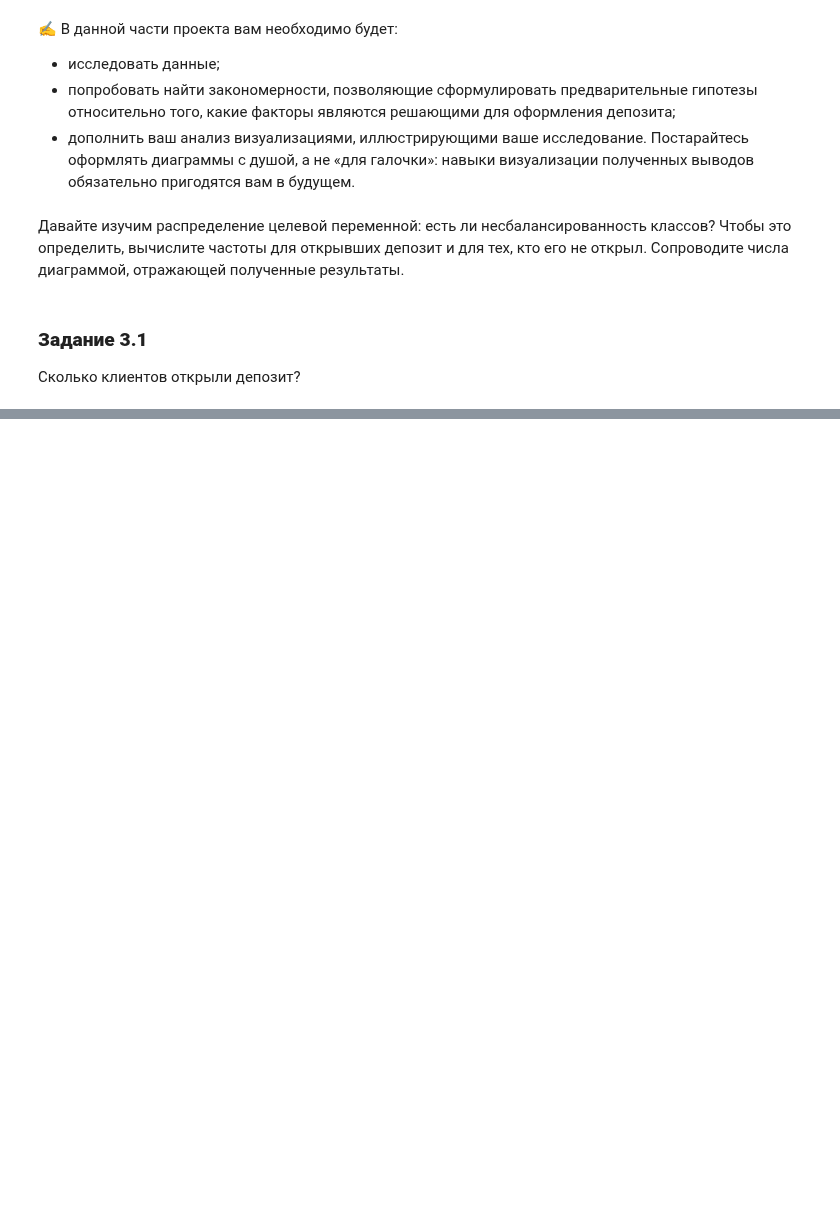
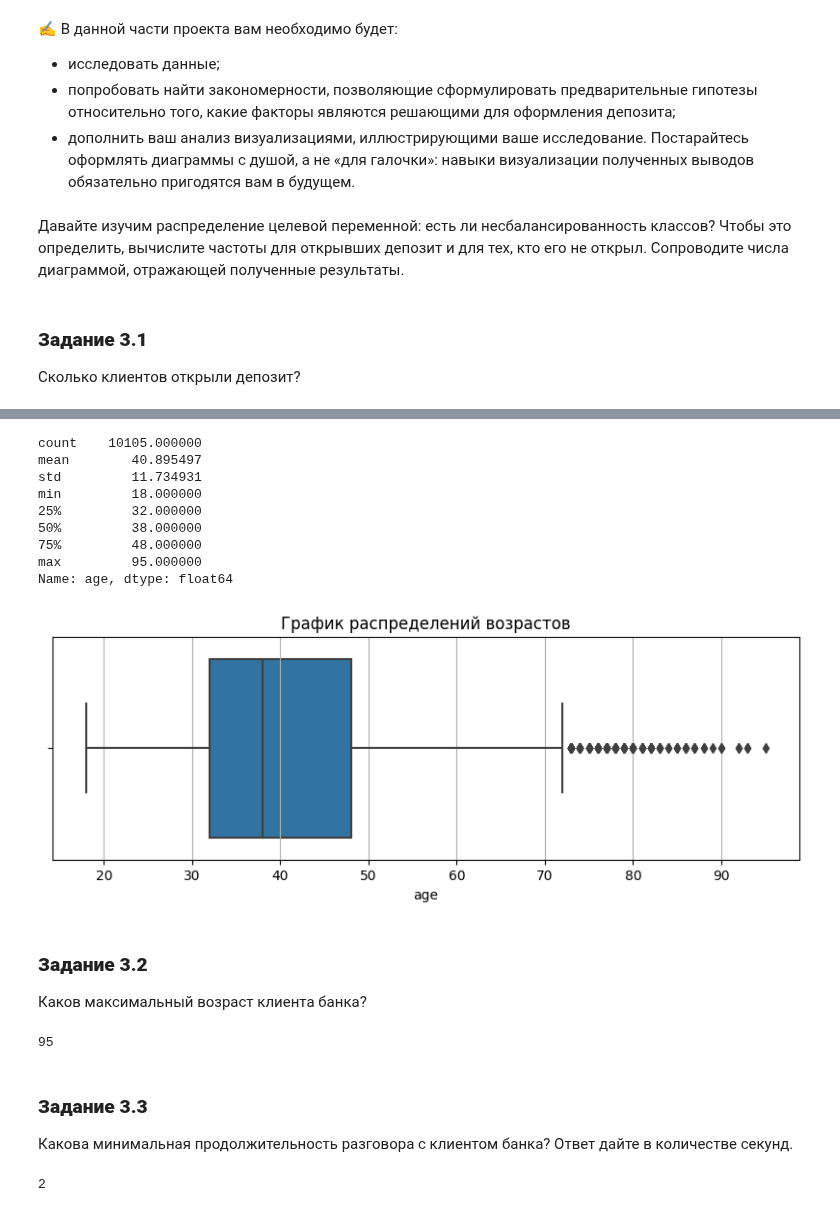
Before and after one commit to royvudgren/sf_datascience_practice, a Jupyter notebook: ML PROJECT-4/2 data acquainting.ipynb, the cells around one changed output, grey strips where cells are left out. Saved outputs shown, nothing was run; the diff lists cells and outputs as text; code cells hidden in the pictures; blank space fills up the shorter version.

```diff
--- a/ML PROJECT-4/2 data acquainting.ipynb
+++ b/ML PROJECT-4/2 data acquainting.ipynb
@@ -198,0 +216,34 @@ print(f'Верхняя граница по Тьюки: {upper_bound}')
+# %%
+fig, (ax1) = plt.subplots(ncols=1, figsize=(10, 3))
+ax1.set_title('График распределений возрастов')
+plt.grid()
+sns.boxplot(cleaned['age'], ax=ax1);
+# описательные статистики
+display(cleaned['age'].describe())
+# %% [output]
+count    10105.000000
+mean        40.895497
+std         11.734931
+min         18.000000
+25%         32.000000
+50%         38.000000
+75%         48.000000
+max         95.000000
+Name: age, dtype: float64
+[figure, added]
+# %% [markdown]
+### **Задание 3.2**
+
+Каков максимальный возраст клиента банка?
+# %%
+cleaned['age'].max()
+# %% [output]
+95
+# %% [markdown]
+### **Задание 3.3**
+
+Какова минимальная продолжительность разговора с клиентом банка? Ответ дайте в количестве секунд.
+# %%
+cleaned['duration'].min()
+# %% [output]
+2
```
Also changed, not shown: parts of 5 cells of this notebook, 2 other files.
